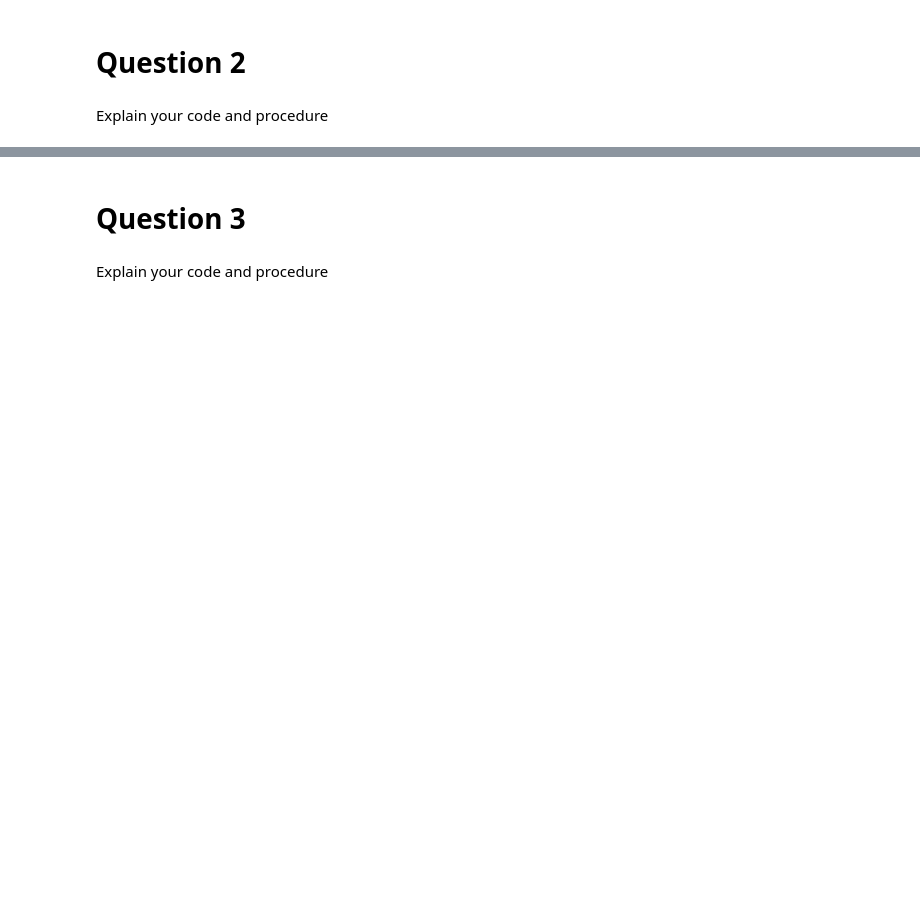
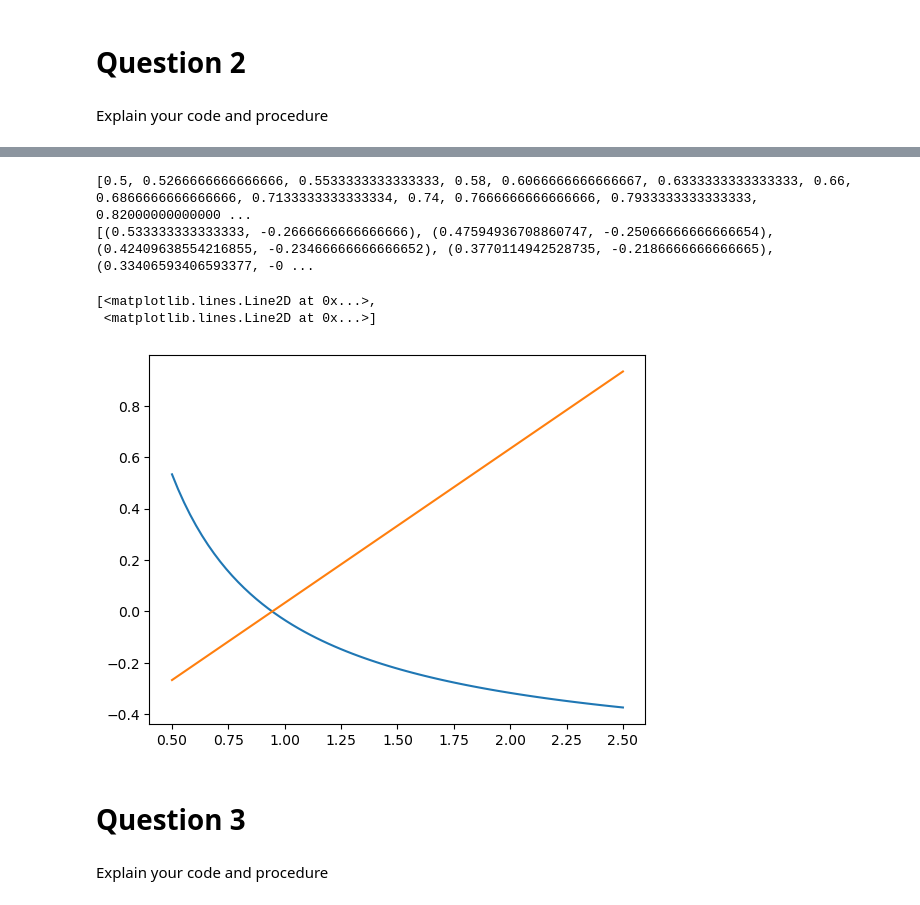
Before and after one commit to NumEconCopenhagen/projects-2024-miguel-og-chris, a Jupyter notebook: inauguralproject/inauguralproject.ipynb, the cells around one changed output, grey strips where cells are left out. Drawn from its saved outputs; the diff is of its cells as text; code cells hidden in the pictures; blank space fills up the shorter version.

```diff
--- a/inauguralproject/inauguralproject.ipynb
+++ b/inauguralproject/inauguralproject.ipynb
@@ -119,21 +119,0 @@ plt.scatter(x1B_edgeworth, x2B_edgeworth)
-# %%
-p1_vec = [0.5]
-i = 1
-
-while p1_vec[-1] < 2.5:
-    p1_vec.append(0.5 + 2*i/N)
-    i += 1
-
-print(p1_vec)
-
-excess_demand = []
-
-
-
-for p1 in p1_vec:
-    EEC.check_market_clearing(p1)
-    excess_demand.append(EEC.check_market_clearing(p1))
-
-print(excess_demand)
-
-plt.plot(p1_vec)
@@ -150,3 +124,30 @@ Explain your code and procedure
+# %%
+
+
+# Initializing price vector.
+p1_vec = [0.5]
+i = 1
+
+while p1_vec[-1] < 2.5:
+    p1_vec.append(0.5 + 2*i/N)
+    i += 1
+
+print(p1_vec)
+
+excess_demand = []
+
+for p1 in p1_vec:
+    excess_demand.append(EEC.check_market_clearing(p1))
+
+print(excess_demand)
+
+plt.plot(p1_vec, excess_demand)
+# %% [output]
+[0.5, 0.5266666666666666, 0.5533333333333333, 0.58, 0.6066666666666667, 0.6333333333333333, 0.66, 0.6866666666666666, 0.7133333333333334, 0.74, 0.7666666666666666, 0.7933333333333333, 0.82000000000000 ...
+[(0.533333333333333, -0.2666666666666666), (0.47594936708860747, -0.25066666666666654), (0.42409638554216855, -0.23466666666666652), (0.3770114942528735, -0.2186666666666665), (0.33406593406593377, -0 ...
+[<matplotlib.lines.Line2D at 0x...>,
+ <matplotlib.lines.Line2D at 0x...>]
+[figure, added]
 # %% [markdown]
 # Question 3
 # %% [markdown]
```
Also changed, not shown: parts of 13 cells of this notebook.
